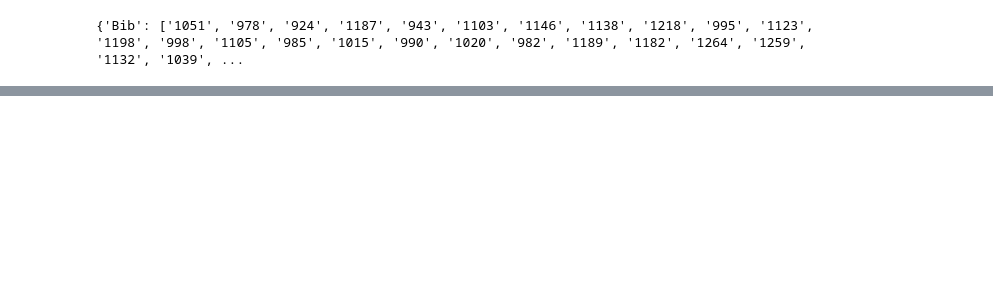
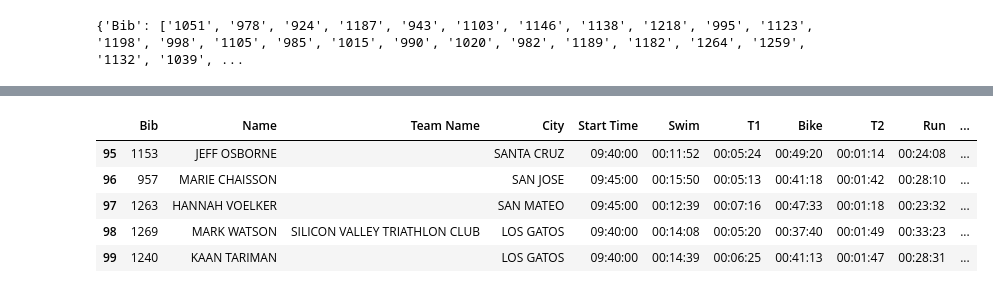
Before and after one commit to CBlumini/Triathalon_tracker, a Jupyter notebook: tri_web_scraper.ipynb, the cells around one changed output, grey strips where cells are left out. Saved outputs shown, nothing was run; the diff lists cells and outputs as text; code cells hidden in the pictures; blank space fills up the shorter version.

```diff
--- a/tri_web_scraper.ipynb
+++ b/tri_web_scraper.ipynb
@@ -217,0 +252,9 @@ print(sprint)
+# %%
+df.tail()
+# %% [output]
+|  | Bib | Name | Team Name | City | Start Time | Swim | T1 | Bike | T2 | Run | ... |
+| 95 | 1153 | JEFF OSBORNE |  | SANTA CRUZ | 09:40:00 | 00:11:52 | 00:05:24 | 00:49:20 | 00:01:14 | 00:24:08 | ... |
+| 96 | 957 | MARIE CHAISSON |  | SAN JOSE | 09:45:00 | 00:15:50 | 00:05:13 | 00:41:18 | 00:01:42 | 00:28:10 | ... |
+| 97 | 1263 | HANNAH VOELKER |  | SAN MATEO | 09:45:00 | 00:12:39 | 00:07:16 | 00:47:33 | 00:01:18 | 00:23:32 | ... |
+| 98 | 1269 | MARK WATSON | SILICON VALLEY TRIATHLON CLUB | LOS GATOS | 09:40:00 | 00:14:08 | 00:05:20 | 00:37:40 | 00:01:49 | 00:33:23 | ... |
+| 99 | 1240 | KAAN TARIMAN |  | LOS GATOS | 09:40:00 | 00:14:39 | 00:06:25 | 00:41:13 | 00:01:47 | 00:28:31 | ... |
```
Also changed, not shown: parts of 8 cells of this notebook.
